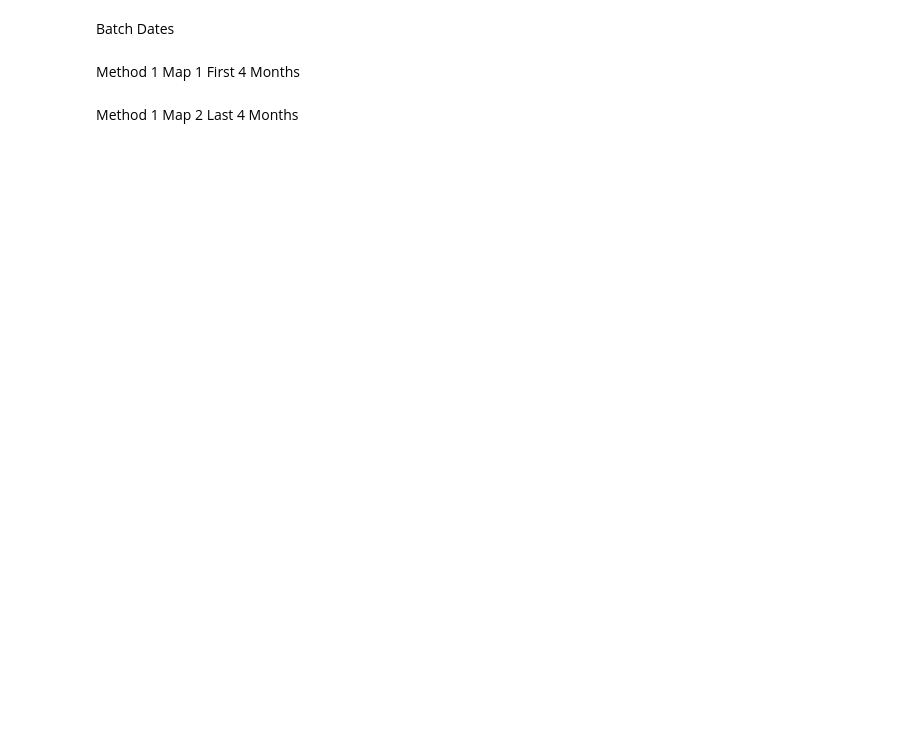
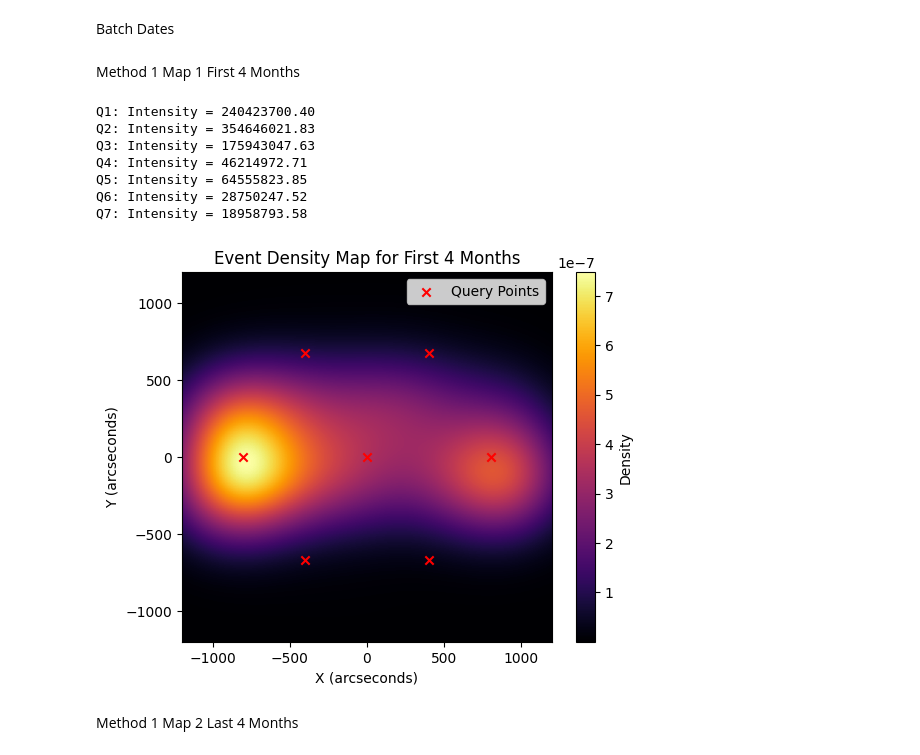
Before and after one commit to ericaahayy/ITGurlsCOSC3337, a Jupyter notebook: Method1_Intensity_Maps.ipynb, the cells around one changed output. Cells and saved outputs as stored; diff of their text form; code cells hidden in the pictures; blank space fills up the shorter version.

```diff
--- a/Method1_Intensity_Maps.ipynb
+++ b/Method1_Intensity_Maps.ipynb
@@ -88,34 +88,43 @@ for query_name, intensity in intensities:
 # Create a grid for the density map
 x_min, x_max = -1200, 1200
 y_min, y_max = -1200, 1200
 step = 10
 
 xx, yy = np.meshgrid(np.arange(x_min, x_max, step), np.arange(y_min, y_max, step))
 
 grid_points = np.vstack([xx.ravel(), yy.ravel()]).T
 
 # Create a KDE model
 kde = KernelDensity(bandwidth=sigma, kernel='gaussian')
 kde.fit(flare_events[['x.pos.asec', 'y.pos.asec']])
 
 # Calculate the log-densities at each point on the grid
 log_densities = kde.score_samples(grid_points)
 
 density_map = np.exp(log_densities).reshape(xx.shape)
 
 # Create the density map
-plt.imshow(density_map, extent=(x_min, x_max, y_min, y_max), origin='lower', cmap='viridis')
+plt.imshow(density_map, extent=(x_min, x_max, y_min, y_max), origin='lower', cmap='inferno')
 plt.colorbar(label='Density')
 plt.scatter([p['coordinates'][0] for p in query_points.values()], [p['coordinates'][1] for p in query_points.values()], color='red', marker='x', label='Query Points')
 
 # labels and legend
 plt.xlabel('X (arcseconds)')
 plt.ylabel('Y (arcseconds)')
 plt.title('Event Density Map for First 4 Months')
 plt.legend()
 
 
 plt.show()
+# %% [output]
+Q1: Intensity = 240423700.40
+Q2: Intensity = 354646021.83
+Q3: Intensity = 175943047.63
+Q4: Intensity = 46214972.71
+Q5: Intensity = 64555823.85
+Q6: Intensity = 28750247.52
+Q7: Intensity = 18958793.58
+[figure, added]
 # %% [markdown]
 Method 1 Map 2 Last 4 Months
 # %%
```
Also changed, not shown: parts of 4 cells of this notebook, 1 other file.
